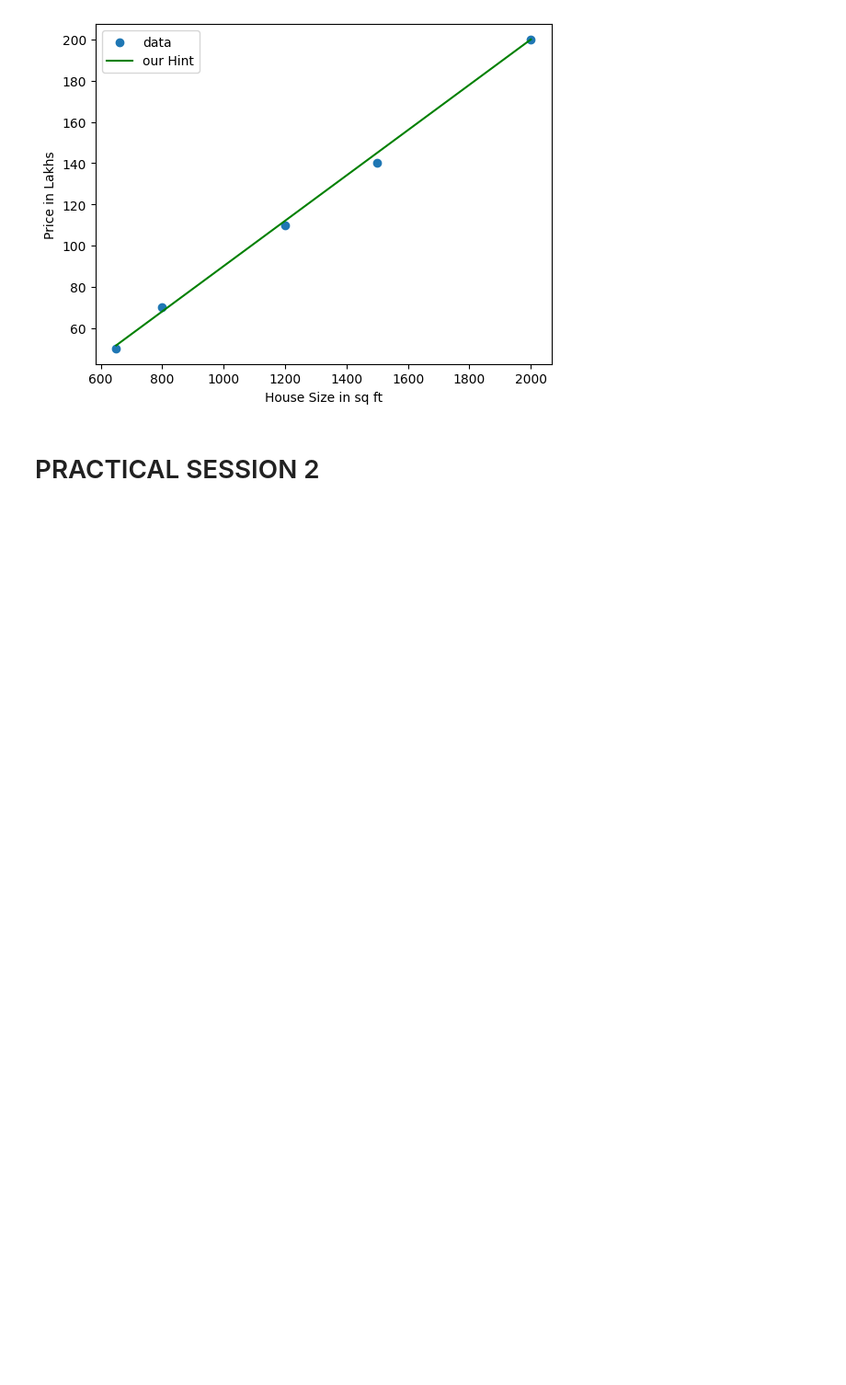
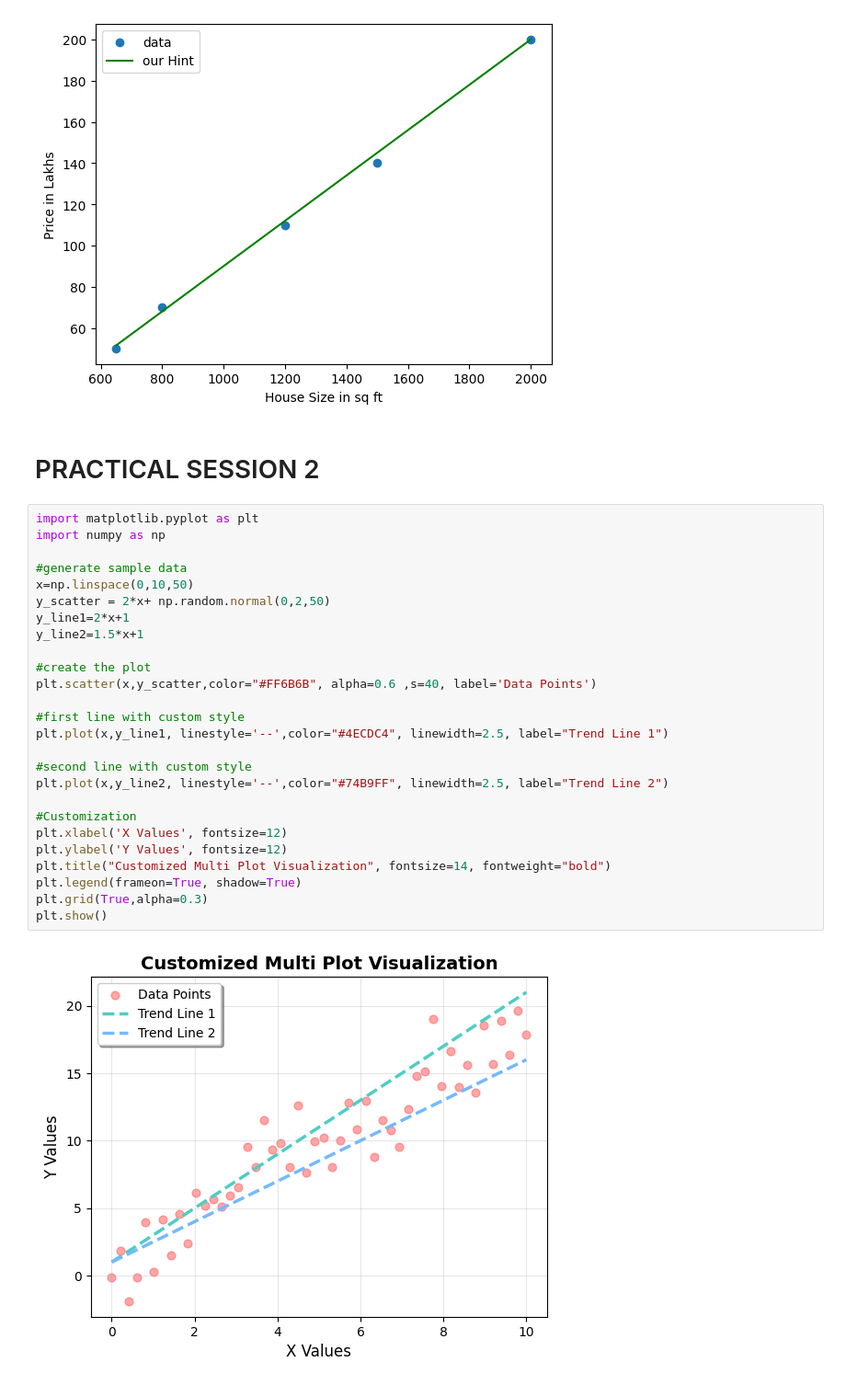
Before and after one commit to SamikshaKaushik-developer/IIT, a Jupyter notebook: iit-j.ipynb, the cells around one changed output. Shown at 92% size. Saved outputs shown, nothing was run; the diff lists cells and outputs as text; blank space fills up the shorter version.

```diff
--- a/iit-j.ipynb
+++ b/iit-j.ipynb
@@ -98,3 +98,31 @@ plt.show()
 [figure]
 # %% [markdown]
 # PRACTICAL SESSION 2
+# %%
+import matplotlib.pyplot as plt
+import numpy as np
+
+#generate sample data
+x=np.linspace(0,10,50)
+y_scatter = 2*x+ np.random.normal(0,2,50)
+y_line1=2*x+1
+y_line2=1.5*x+1
+
+#create the plot
+plt.scatter(x,y_scatter,color="#FF6B6B", alpha=0.6 ,s=40, label='Data Points')
+
+#first line with custom style
+plt.plot(x,y_line1, linestyle='--',color="#4ECDC4", linewidth=2.5, label="Trend Line 1")
+
+#second line with custom style
+plt.plot(x,y_line2, linestyle='--',color="#74B9FF", linewidth=2.5, label="Trend Line 2")
+
+#Customization
+plt.xlabel('X Values', fontsize=12)
+plt.ylabel('Y Values', fontsize=12)
+plt.title("Customized Multi Plot Visualization", fontsize=14, fontweight="bold")
+plt.legend(frameon=True, shadow=True)
+plt.grid(True,alpha=0.3)
+plt.show()
+# %% [output]
+[figure, added]
```
